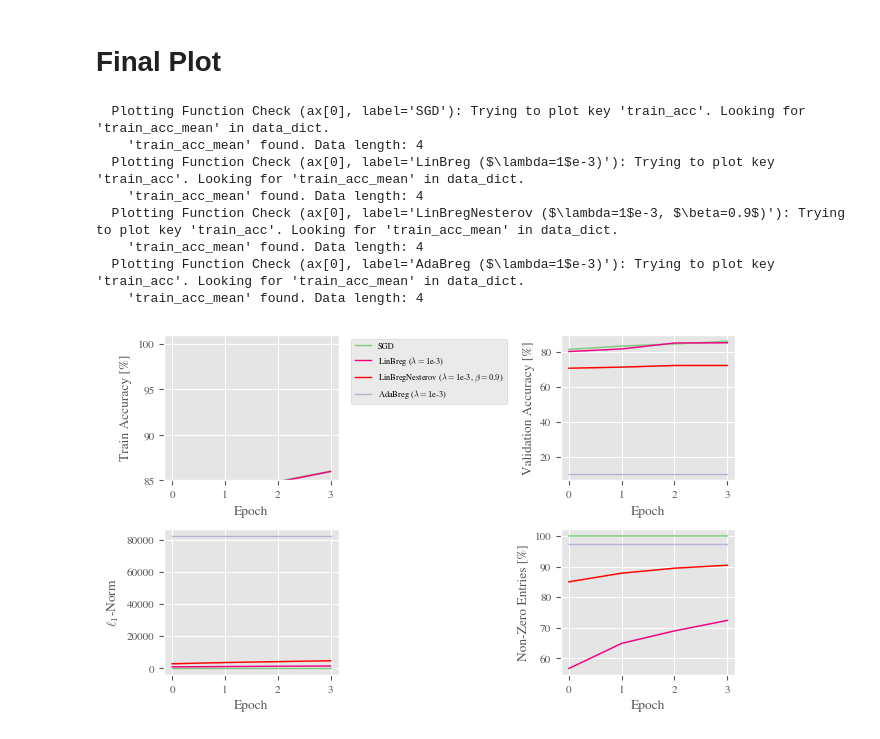
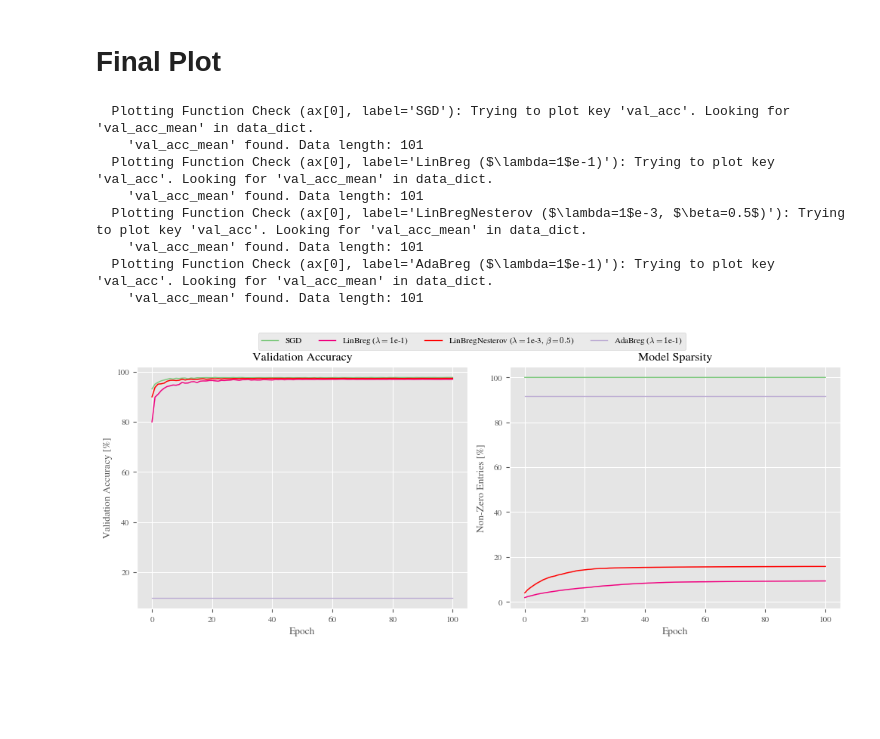
Before and after one commit to zcabsjm/BregmanLearning, a Jupyter notebook: notebooks/MLP-Classification.ipynb, the cells around one changed output. Cells and saved outputs as stored; diff of their text form; code cells hidden in the pictures; blank space fills up the shorter version.

Commit message:
results with updated nesterov hyperparameters

```diff
--- a/notebooks/MLP-Classification.ipynb
+++ b/notebooks/MLP-Classification.ipynb
@@ -35,11 +35,11 @@ r = [1,0.7/math.sqrt(sparse_init)]
 
 conf_args = {#
     # data specification
-    'data_file':"../../Data", 'train_split':0.80, 'data_set':"Fashion-MNIST", 'download':True,
+    'data_file':"../../Data", 'train_split':0.80, 'data_set':"MNIST", 'download':True,
     # cuda
     'use_cuda':False, 'num_workers':0, 'cuda_device':0, 'pin_memory':True, 'train_split':0.80,
     #
-    'epochs':4,
+    'epochs':101,
     # optimizer
     'delta':1.0, 'lr':0.1, 'lamda':1e-1, 'optim':"LinBreg",'beta':0.0,
     # initialization
@@ -136,14 +136,16 @@ params = [
     {'optim': 'LinBreg', 'reps': 1, 'lamda': 0.0, 'random_seed': 0, 'label': 'SGD'},
 
     # LinBreg Run (beta=0.0)
-    {'optim': 'LinBreg', 'reps': 1, 'lamda': 1e-3, 'beta': 0.0, 'random_seed': 0, 'label': 'LinBreg ($\lambda=1$e-3)'},
+    {'optim': 'LinBreg', 'reps': 1, 'lamda': 1e-1, 'beta': 0.0, 'random_seed': 0, 'label': 'LinBreg ($\lambda=1$e-1)'},
 
     # LinBregNesterov Run (beta=0.9)
-    {'optim': 'LinBregNesterov', 'reps': 1, 'lamda': 1e-3, 'beta': 0.9, 'random_seed': 0, 'label': 'LinBregNesterov ($\lambda=1$e-3, $\\beta=0.9$)'},
+    {'optim': 'LinBregNesterov', 'reps': 1, 'lamda': 0.05, 'beta': 0.5, 'random_seed': 0, 'label': 'LinBregNesterov ($\lambda=1$e-3, $\\beta=0.5$)'},
 
     # AdaBreg Run
-    {'optim': 'adam', 'reps': 1, 'lamda': 1e-3, 'random_seed': 0, 'label': 'AdaBreg ($\lambda=1$e-3)'}, # Note: 'optim' is 'adam' for AdaBreg based on init_opt
-]
+# AdaBreg Run with manual sparsity enforcement
+    {'optim': 'adam', 'reps': 1, 'lamda': 1e-1, 'random_seed': 0, 'label': 'AdaBreg ($\\lambda=1$e-1)'},
+
+ ]
 runs = cf.run(params)
 # %% [markdown]
 # Training
@@ -243,7 +245,7 @@ In this step we average over different runs of the same parameter configuration.
 import numpy as np
 
 hist = runs.history
-keys = ['train_acc', 'val_acc', 'val_reg_vals_0', 'val_linear_sparse']
+keys = ['val_acc', 'val_linear_sparse']
 hist_idx = 0
 for param in params:
     data = {}
@@ -374,49 +371,42 @@ for i, param in enumerate(params):
 # %% [markdown]
 # Final Plot
 # %%
-fig, ax = plt.subplots(2, 2)
-ax = np.ravel(ax)
+# In the "Final Plot" cell:
 
+fig, ax = plt.subplots(1, 2, figsize=(10, 4))  # Changed from 2x2 to 1x2
+ax = np.ravel(ax)  # Still ravel for consistent indexing
 
 for param in params:
     plot_training_stats(ax, keys, param['result'], color=param['color'], label=param['label'])
 
-# Specify axes
-## Train Acc
-ax[0].set_ylabel('Train Accuracy [%]')
+# Specify axes - now with only two plots
+## Validation Acc (now first plot)
+ax[0].set_ylabel('Validation Accuracy [%]')
 ax[0].set_xlabel('Epoch')
-ax[0].set_ylim(85, 101)
-## Validation Acc
-ax[1].set_ylabel('Validation Accuracy [%]')
+ax[0].set_title('Validation Accuracy')
+
+## Sparsity (now second plot)
+ax[1].set_ylabel('Non-Zero Entries [%]')
 ax[1].set_xlabel('Epoch')
-## L1-Norm
-ax[2].set_ylabel('$\ell_1$-Norm')
-ax[2].set_xlabel('Epoch')
-## Sparsity
-ax[3].set_ylabel('Non-Zero Entries [%]')
-ax[3].set_xlabel('Epoch')
+ax[1].set_title('Model Sparsity')
 
-# Legend: Move outside the plot area and reduce font size
+# Legend: Move outside the plot area
 handles, labels = ax[0].get_legend_handles_labels()
-ax[0].legend(handles, labels, loc='upper left', bbox_to_anchor=(1.05, 1), prop={'size': 6}, ncol=1)
+fig.legend(handles, labels, loc='upper center', bbox_to_anchor=(0.5, 1.05),
+           prop={'size': 8}, ncol=len(params))
 
-# Adjust size
-width = 5.50107 / 0.8
-height = 8.02778 / (2.0)
-fig.set_size_inches(width, height)
-
-# Adjust layout to make space for the legend
-plt.tight_layout(rect=[0, 0, 0.95, 1])
+# Adjust layout
+plt.tight_layout()
 # %% [output]
-  Plotting Function Check (ax[0], label='SGD'): Trying to plot key 'train_acc'. Looking for 'train_acc_mean' in data_dict.
-    'train_acc_mean' found. Data length: 4
-  Plotting Function Check (ax[0], label='LinBreg ($\lambda=1$e-3)'): Trying to plot key 'train_acc'. Looking for 'train_acc_mean' in data_dict.
-    'train_acc_mean' found. Data length: 4
-  Plotting Function Check (ax[0], label='LinBregNesterov ($\lambda=1$e-3, $\beta=0.9$)'): Trying to plot key 'train_acc'. Looking for 'train_acc_mean' in data_dict.
-    'train_acc_mean' found. Data length: 4
-  Plotting Function Check (ax[0], label='AdaBreg ($\lambda=1$e-3)'): Trying to plot key 'train_acc'. Looking for 'train_acc_mean' in data_dict.
-    'train_acc_mean' found. Data length: 4
+  Plotting Function Check (ax[0], label='SGD'): Trying to plot key 'val_acc'. Looking for 'val_acc_mean' in data_dict.
+    'val_acc_mean' found. Data length: 101
+  Plotting Function Check (ax[0], label='LinBreg ($\lambda=1$e-1)'): Trying to plot key 'val_acc'. Looking for 'val_acc_mean' in data_dict.
+    'val_acc_mean' found. Data length: 101
+  Plotting Function Check (ax[0], label='LinBregNesterov ($\lambda=1$e-3, $\beta=0.5$)'): Trying to plot key 'val_acc'. Looking for 'val_acc_mean' in data_dict.
+    'val_acc_mean' found. Data length: 101
+  Plotting Function Check (ax[0], label='AdaBreg ($\lambda=1$e-1)'): Trying to plot key 'val_acc'. Looking for 'val_acc_mean' in data_dict.
+    'val_acc_mean' found. Data length: 101
-[figure, old version]
+[figure, new version]
 # %%
 import pandas as pd
 
```
Also changed, not shown: parts of 3 cells of this notebook.
